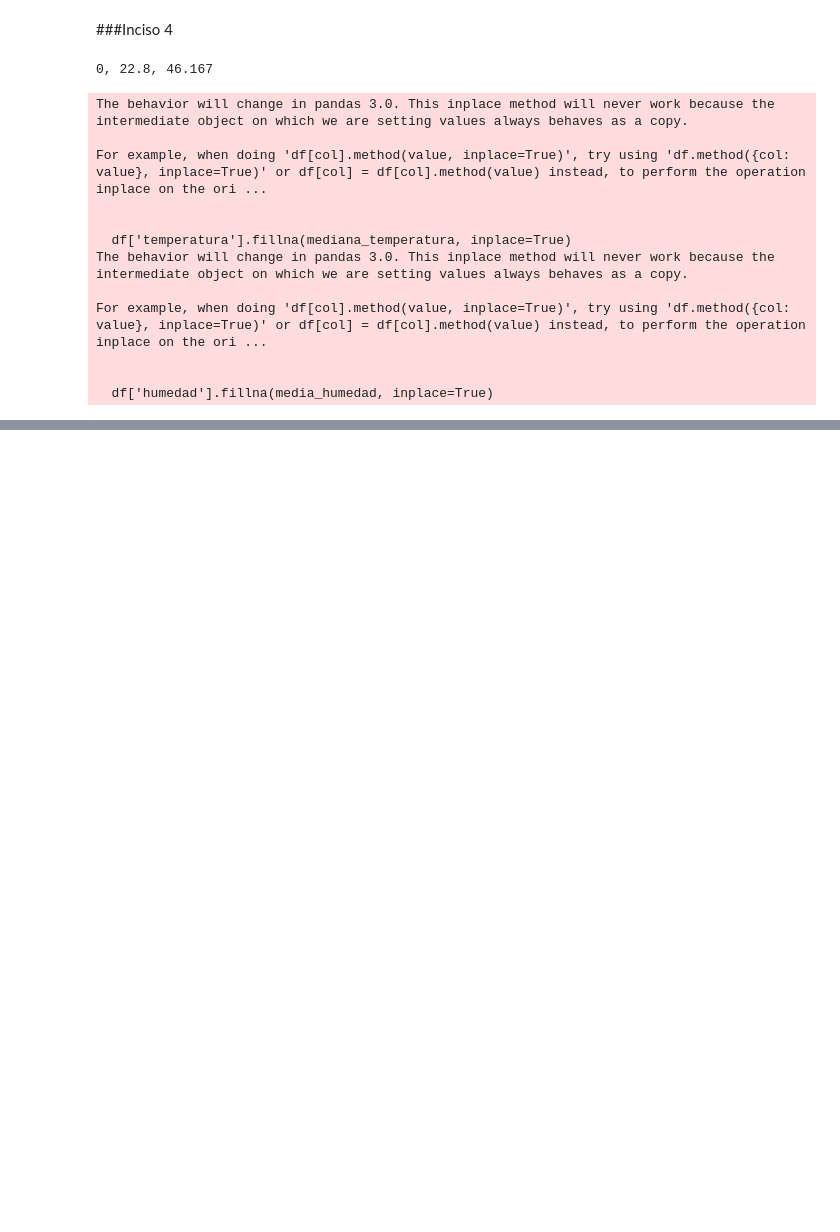
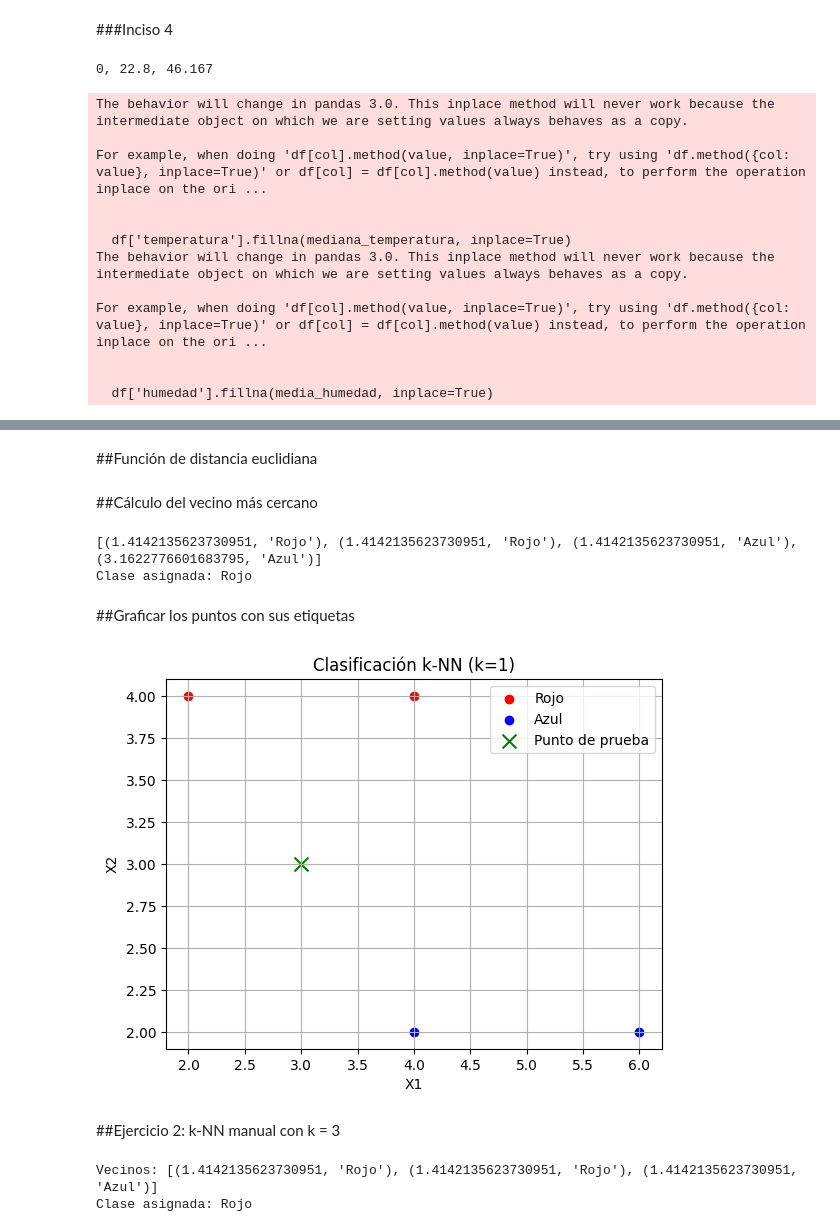
Before and after one commit to IvanRosP/mineria-de-datos, a Jupyter notebook: Mineria de datos.ipynb, the cells around one changed output, grey strips where cells are left out. Saved outputs shown, nothing was run; the diff lists cells and outputs as text; code cells hidden in the pictures; blank space fills up the shorter version.

```diff
--- a/Mineria de datos.ipynb
+++ b/Mineria de datos.ipynb
@@ -2125,0 +2139,68 @@ For example, when doing 'df[col].method(value, inplace=True)', try using 'df.met
+# %% [markdown]
+##Función de distancia euclidiana
+# %%
+def distancia_euclidiana(p1, p2):
+    return math.sqrt((p1[0]-p2[0])**2 + (p1[1]-p2[1])**2)
+# %% [markdown]
+##Cálculo del vecino más cercano
+# %%
+distancias = []
+for i in range(len(X)):
+  d = distancia_euclidiana(P, X[i])
+  distancias.append((d, y[i]))
+
+# Ordenar por distancia
+distancias.sort(key=lambda x: x[0])
+
+print(distancias)
+print("Clase asignada:", distancias[0][1])
+# %% [output]
+[(1.4142135623730951, 'Rojo'), (1.4142135623730951, 'Rojo'), (1.4142135623730951, 'Azul'), (3.1622776601683795, 'Azul')]
+Clase asignada: Rojo
+# %% [markdown]
+##Graficar los puntos con sus etiquetas
+# %%
+import matplotlib.pyplot as plt
+
+# Supongamos que tus datos son:
+X = [(2,4), (4,4), (4,2), (6,2)]
+y = ['Rojo', 'Rojo', 'Azul', 'Azul']
+
+# Punto de prueba
+P = (3, 3)
+
+# Graficar los puntos de entrenamiento
+for i in range(len(X)):
+    if y[i] == 'Rojo':
+        plt.scatter(X[i][0], X[i][1], color='red', label='Rojo' if i == 0 else "")
+    else:
+        plt.scatter(X[i][0], X[i][1], color='blue', label='Azul' if i == 2 else "")
+
+# Graficar el punto de prueba
+plt.scatter(P[0], P[1], color='green', marker='x', s=100, label='Punto de prueba')
+
+# Añadir etiquetas y leyenda
+plt.xlabel("X1")
+plt.ylabel("X2")
+plt.title("Clasificación k-NN (k=1)")
+plt.legend()
+plt.grid(True)
+plt.show()
+# %% [output]
+[figure, added]
+# %% [markdown]
+##Ejercicio 2: k‑NN manual con k = 3
+# %%
+from collections import Counter
+
+k = 3
+vecinos = distancias[:k]
+
+clases = [clase for _, clase in vecinos]
+resultado = Counter(clases).most_common(1)
+
+print("Vecinos:", vecinos)
+print("Clase asignada:", resultado[0][0])
+# %% [output]
+Vecinos: [(1.4142135623730951, 'Rojo'), (1.4142135623730951, 'Rojo'), (1.4142135623730951, 'Azul')]
+Clase asignada: Rojo
```
Also changed, not shown: parts of 23 cells of this notebook.
